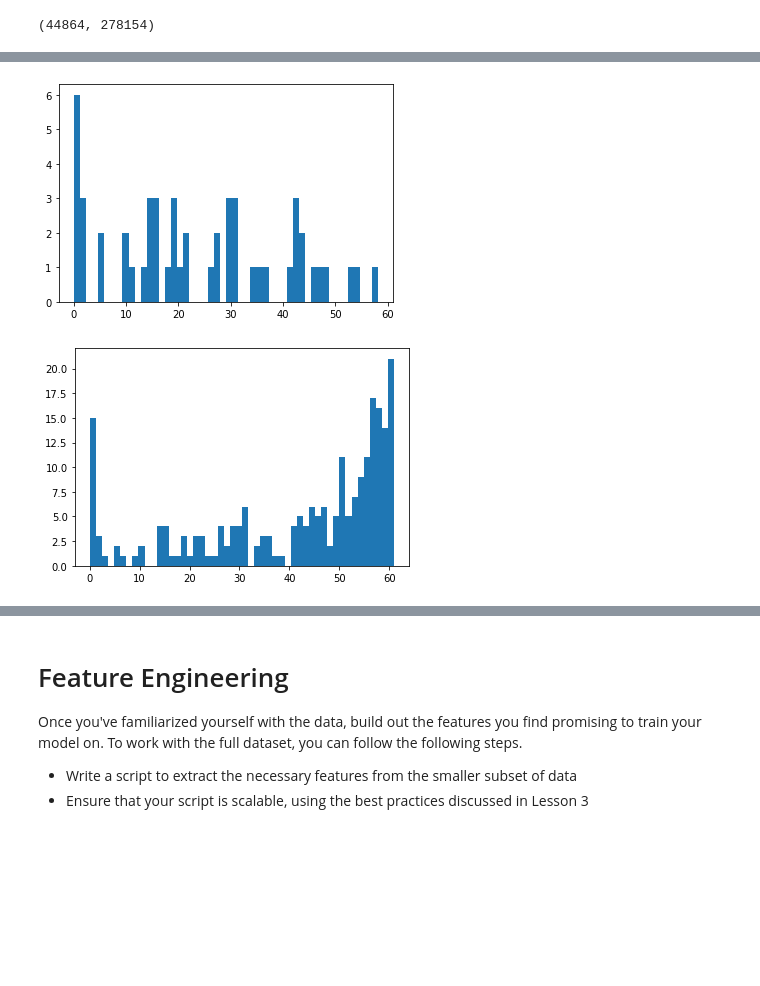
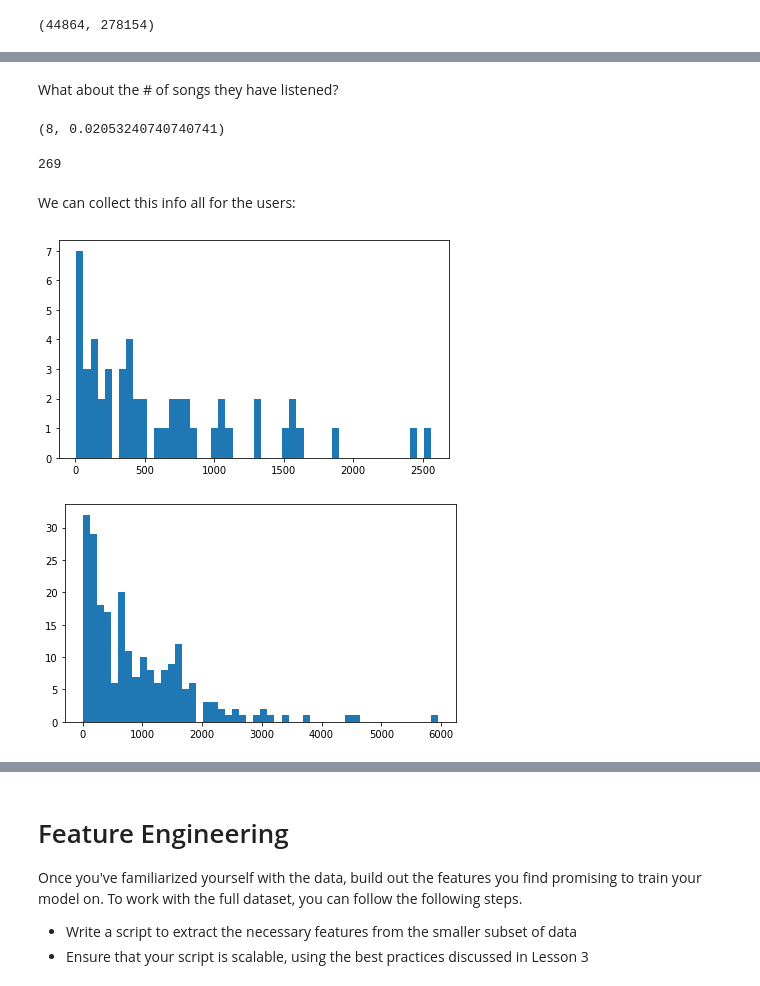
Before and after one commit to russom/DSND-Capstone, a Jupyter notebook: notebooks/Sparkify-project-local.ipynb, the cells around one changed output, grey strips where cells are left out. Cells and saved outputs as stored; diff of their text form; code cells hidden in the pictures; blank space fills up the shorter version.

```diff
--- a/notebooks/Sparkify-project-local.ipynb
+++ b/notebooks/Sparkify-project-local.ipynb
@@ -206,7 +238,7 @@ datetime.fromtimestamp(user_0_lifecycle[0][4]/1000), datetime.fromtimestamp(user
 # %%
 # Select a subset of the dataframe with the users that left
-users_cancelling_list = [us_c[0] for us_c in users_cancelling]
-user_log_cancelled = user_log_valid.filter(user_log_valid.userId.isin(users_cancelling_list))
+users_cancelled_list = [us_c[0] for us_c in users_cancelled]
+user_log_cancelled = user_log_valid.filter(user_log_valid.userId.isin(users_cancelled_list))
 # %%
 # Select a subset of the dataframe with the users that stayed
 users_staying_list = [us_s[0] for us_s in users_staying]
@@ -216,8 +249,9 @@ user_log_cancelled.count(), user_log_stayed.count()
 # %% [output]
 (44864, 278154)
 # %%
-# Check how much time was spent by the users that left
-delta_time_cancelling = []
-for i in range(len(users_cancelling_list)):
-    user_timestamps = user_log_cancelled.select(["ts"]).where(user_log_cancelled.userId == users_cancelling_list[i]).collect()
-    delta_time_cancelling.append((user_timestamps[-1][0]/1000 - user_timestamps[0][0]/1000)/(3600*24))
+# Check how much time (in days) was spent by the users that left
+delta_time_cancelled = []
+for i in range(len(users_cancelled_list)):
+    user_timestamps = user_log_cancelled.select(["ts"]).where(user_log_cancelled.userId \
+                                                              == users_cancelled_list[i]).collect()
+    delta_time_cancelled.append((user_timestamps[-1][0]/1000 - user_timestamps[0][0]/1000)/(3600*24))
@@ -223,0 +283,6 @@ for i in range(len(users_cancelling_list)):
+# %%
+# Check how much time (in days) was spent by the users that stayed
+delta_time_staying = []
+for i in range(len(users_staying_list)):
+    user_timestamps = user_log_stayed.select(["ts"]).where(user_log_stayed.userId == users_staying_list[i]).collect()
+    delta_time_staying.append((user_timestamps[-1][0]/1000 - user_timestamps[0][0]/1000)/(3600*24))
@@ -223,0 +314,2 @@ for i in range(len(users_cancelling_list)):
+# %% [markdown]
+What about the # of songs they have listened?
@@ -223,0 +320,4 @@ for i in range(len(users_cancelling_list)):
+# %%
+len(user_canc_0_songs)
+# %% [output]
+(8, 0.02053240740740741)
@@ -224,5 +328,20 @@ for i in range(len(users_cancelling_list)):
+# %%
+len(user_stay_0_songs)
+# %% [output]
+269
+# %% [markdown]
+We can collect this info all for the users:
+# %%
+# Check how many songs were listened by the users that left
+songs_cancelled = []
+for i in range(len(users_cancelled_list)):
+    user_songs = user_log_cancelled.select(["userId", "song"]).\
+    where((user_log_cancelled.userId == users_cancelled_list[i]) & (user_log_cancelled.song != "")).\
+    dropDuplicates().collect()
+    songs_cancelled.append(len(user_songs))
 # %%
-ax = plt.hist(delta_time_cancelling, bins=50)
+fig = plt.figure(figsize=(7, 4))
+plt.hist(songs_cancelled, bins=50);
 # %% [output]
-[figure, old version]
+[figure, new version]
 # %%
@@ -234,4 +355,5 @@ for i in range(len(users_staying_list)):
 # %%
-ax = plt.hist(delta_time_staying, bins=50)
+fig = plt.figure(figsize=(7, 4))
+plt.hist(songs_staying, bins=50);
 # %% [output]
-[figure, old version]
+[figure, new version]
```
Also changed, not shown: parts of 26 cells of this notebook.
